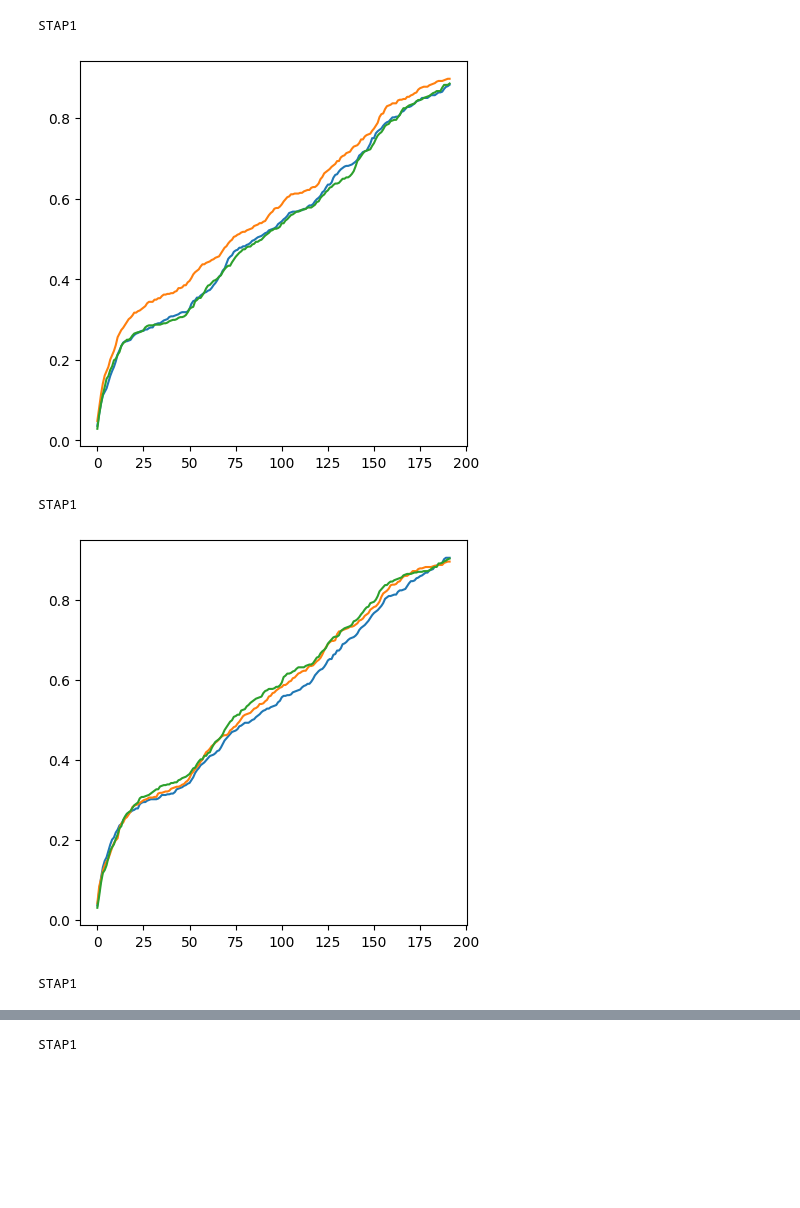
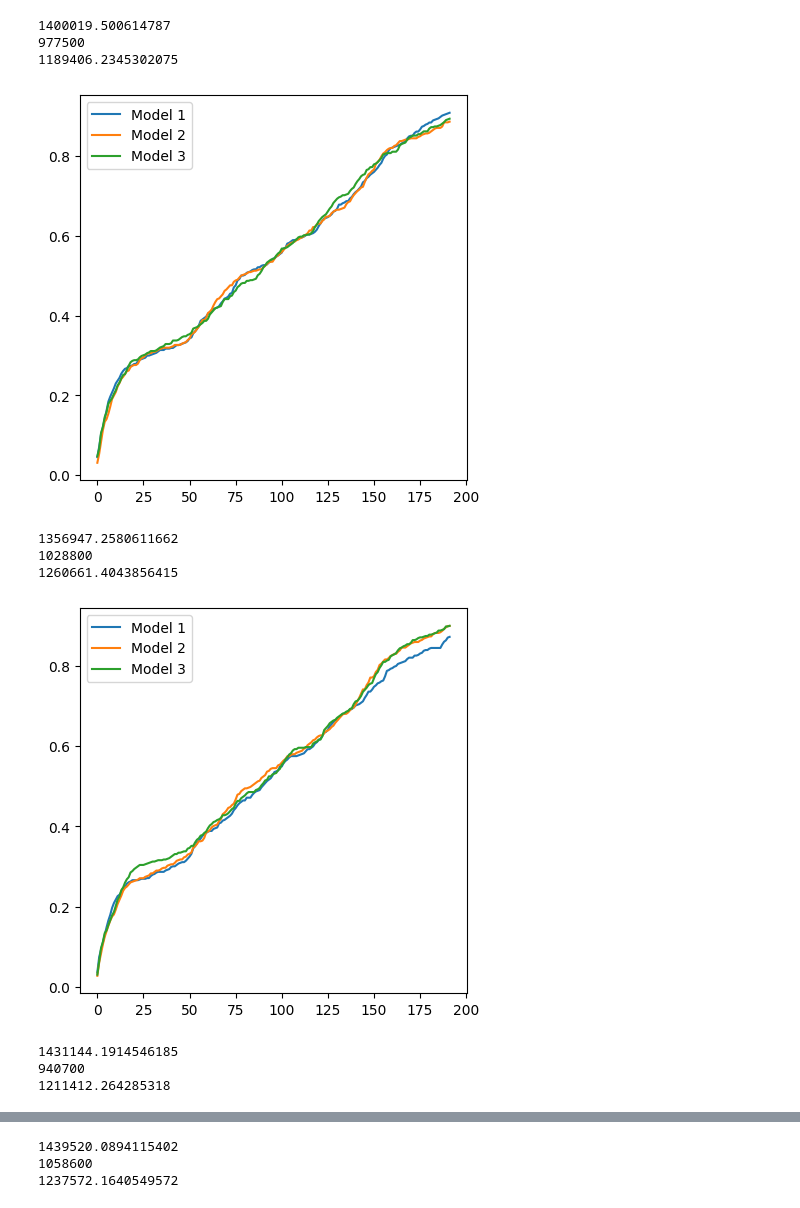
Before and after one commit to Rutgerkant/abm, a Jupyter notebook: Scenario.ipynb, the cells around one changed output, grey strips where cells are left out. Saved outputs shown, nothing was run; the diff lists cells and outputs as text; code cells hidden in the pictures; blank space fills up the shorter version.

```diff
--- a/Scenario.ipynb
+++ b/Scenario.ipynb
@@ -10,7 +10,7 @@ import matplotlib.pyplot as plt
 
 scenario1 = [32000, 396000]
 scenario2 = [40000, 33000]
-scenario3 = [26400, 48000]
+scenario3 = [48000, 26400]
 
 aantal_iteraties = 5
 
@@ -33,6 +33,14 @@ for iteratie in range(aantal_iteraties):
     data2 = model2.datacollector.get_model_vars_dataframe()
     data3 = model3.datacollector.get_model_vars_dataframe()
 
+    hoeveelheid_sub1 = data1["Hoeveelheid totale Subsidie"].iloc[-1]
+    hoeveelheid_sub2 = data2["Hoeveelheid totale Subsidie"].iloc[-1]
+    hoeveelheid_sub3 = data3["Hoeveelheid totale Subsidie"].iloc[-1]
+
+    print(hoeveelheid_sub1)
+    print(hoeveelheid_sub2)
+    print(hoeveelheid_sub3)
+
     plt.figure(figsize=(5, 5))
 
     # Lijnen tekenen voor elk model
@@ -40,5 +48,6 @@ for iteratie in range(aantal_iteraties):
     plt.plot(data2["Percerntage EV's van Auto's"], label='Model 2')
     plt.plot(data3["Percerntage EV's van Auto's"], label='Model 3')
 
+    plt.legend()  # Voegt de legenda toe
     plt.show()
 # %% [output]
@@ -68,35 +88,49 @@ avg_percentage_ev2 = np.zeros((aantal_iteraties))
 
 for iteratie in range(aantal_iteraties):
     ev = scenario2[0]
     fba = scenario2[1]
 
     model4 = SubsidieModel(ev, fba)
     model5 = SubsidieModel2(ev, fba)
     model6 = SubsidieModel3(ev, fba)
     for j in range(192):
         model4.step()
         model5.step()
         model6.step()
 
 
     data4 = model4.datacollector.get_model_vars_dataframe()
     data5 = model5.datacollector.get_model_vars_dataframe()
     data6 = model6.datacollector.get_model_vars_dataframe()
 
+    hoeveelheid_sub4 = data4["Hoeveelheid totale Subsidie"].iloc[-1]
+    hoeveelheid_sub5 = data5["Hoeveelheid totale Subsidie"].iloc[-1]
+    hoeveelheid_sub6 = data6["Hoeveelheid totale Subsidie"].iloc[-1]
+
+    print(hoeveelheid_sub4)
+    print(hoeveelheid_sub5)
+    print(hoeveelheid_sub6)
 
 
     # Lijnen tekenen voor elk model
     plt.figure(figsize=(5, 5))
 
     # Lijnen tekenen voor elk model
     plt.plot(data4["Percerntage EV's van Auto's"], label='Model 1')
     plt.plot(data5["Percerntage EV's van Auto's"], label='Model 2')
     plt.plot(data6["Percerntage EV's van Auto's"], label='Model 3')
 
+    plt.legend()  # Voegt de legenda toe
     plt.show()
 # %% [output]
-STAP1
+1400019.500614787
+977500
+1189406.2345302075
-[figure, old version]
+[figure, new version]
-STAP1
+1356947.2580611662
+1028800
+1260661.4043856415
-[figure, old version]
+[figure, new version]
-STAP1
+1431144.1914546185
+940700
+1211412.264285318
@@ -104 +138,3 @@ STAP1
-STAP1
+1439520.0894115402
+1058600
+1237572.1640549572
```
Also changed, not shown: parts of 3 cells of this notebook, 1 other file.
